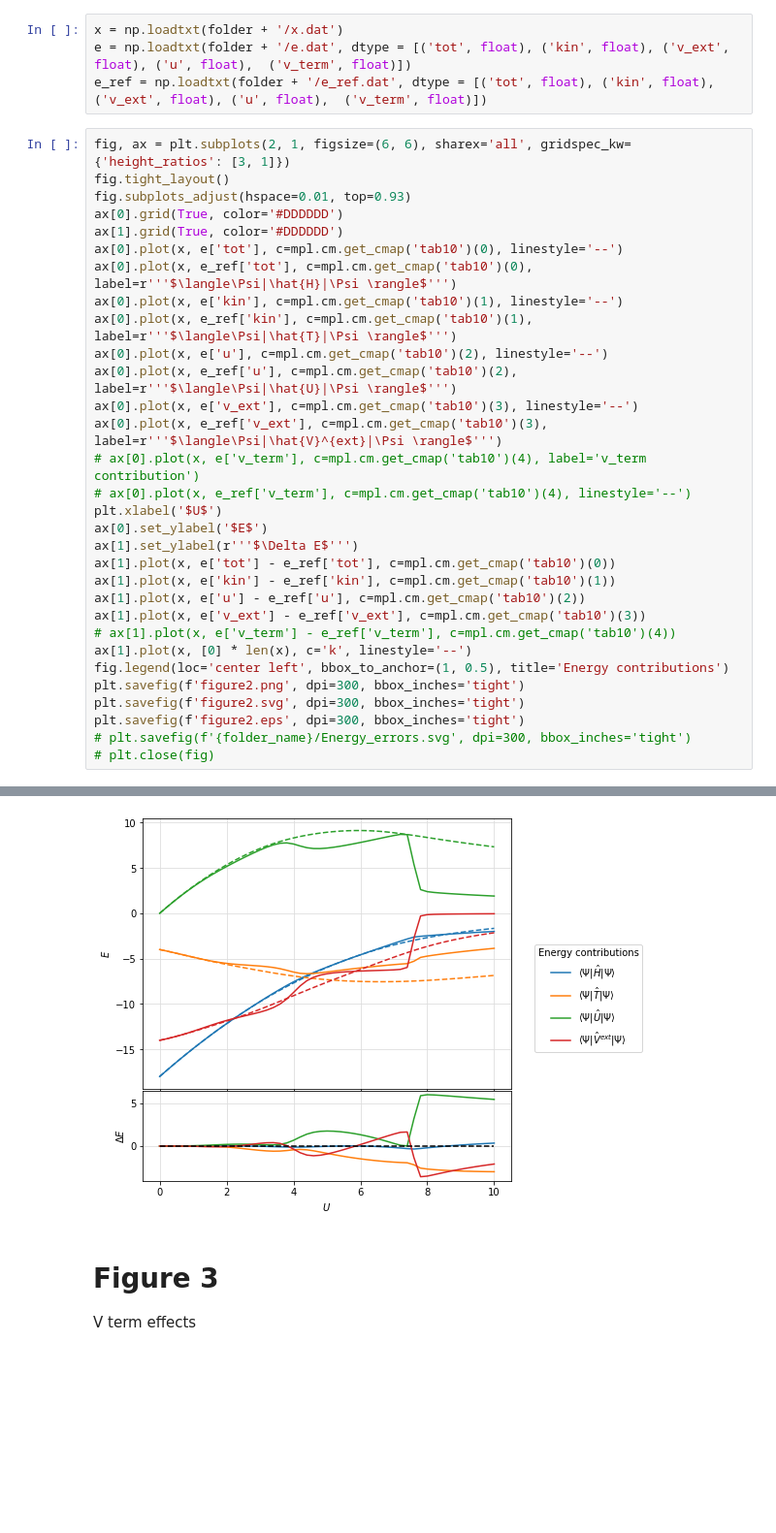
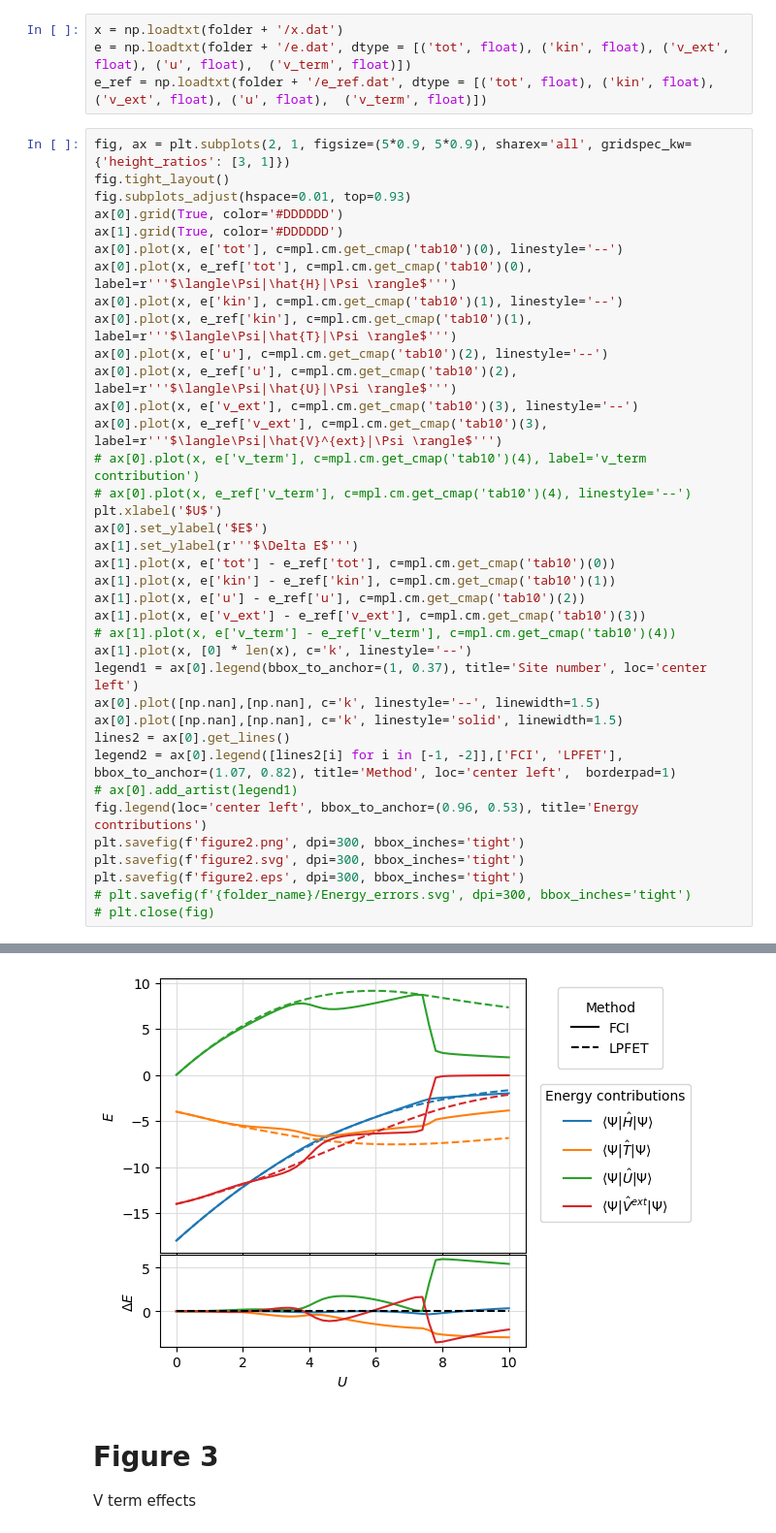
Before and after one commit to mrgulin/Single_shot, a Jupyter notebook: thesis_graphs/graphs1.ipynb, the cells around one changed output, grey strips where cells are left out. Shown: that part at 97% size. Saved outputs shown, nothing was run; the diff lists cells and outputs as text; blank space fills up the shorter version.

```diff
--- a/thesis_graphs/graphs1.ipynb
+++ b/thesis_graphs/graphs1.ipynb
@@ -69,39 +87,45 @@ x = np.loadtxt(folder + '/x.dat')
 e = np.loadtxt(folder + '/e.dat', dtype = [('tot', float), ('kin', float), ('v_ext', float), ('u', float),  ('v_term', float)])
 e_ref = np.loadtxt(folder + '/e_ref.dat', dtype = [('tot', float), ('kin', float), ('v_ext', float), ('u', float),  ('v_term', float)])
 # %%
-fig, ax = plt.subplots(2, 1, figsize=(6, 6), sharex='all', gridspec_kw={'height_ratios': [3, 1]})
+fig, ax = plt.subplots(2, 1, figsize=(5*0.9, 5*0.9), sharex='all', gridspec_kw={'height_ratios': [3, 1]})
 fig.tight_layout()
 fig.subplots_adjust(hspace=0.01, top=0.93)
 ax[0].grid(True, color='#DDDDDD')
 ax[1].grid(True, color='#DDDDDD')
 ax[0].plot(x, e['tot'], c=mpl.cm.get_cmap('tab10')(0), linestyle='--')
 ax[0].plot(x, e_ref['tot'], c=mpl.cm.get_cmap('tab10')(0), label=r'''$\langle\Psi|\hat{H}|\Psi \rangle$''')
 ax[0].plot(x, e['kin'], c=mpl.cm.get_cmap('tab10')(1), linestyle='--')
 ax[0].plot(x, e_ref['kin'], c=mpl.cm.get_cmap('tab10')(1), label=r'''$\langle\Psi|\hat{T}|\Psi \rangle$''')
 ax[0].plot(x, e['u'], c=mpl.cm.get_cmap('tab10')(2), linestyle='--')
 ax[0].plot(x, e_ref['u'], c=mpl.cm.get_cmap('tab10')(2), label=r'''$\langle\Psi|\hat{U}|\Psi \rangle$''')
 ax[0].plot(x, e['v_ext'], c=mpl.cm.get_cmap('tab10')(3), linestyle='--')
 ax[0].plot(x, e_ref['v_ext'], c=mpl.cm.get_cmap('tab10')(3), label=r'''$\langle\Psi|\hat{V}^{ext}|\Psi \rangle$''')
 # ax[0].plot(x, e['v_term'], c=mpl.cm.get_cmap('tab10')(4), label='v_term contribution')
 # ax[0].plot(x, e_ref['v_term'], c=mpl.cm.get_cmap('tab10')(4), linestyle='--')
 plt.xlabel('$U$')
 ax[0].set_ylabel('$E$')
 ax[1].set_ylabel(r'''$\Delta E$''')
 ax[1].plot(x, e['tot'] - e_ref['tot'], c=mpl.cm.get_cmap('tab10')(0))
 ax[1].plot(x, e['kin'] - e_ref['kin'], c=mpl.cm.get_cmap('tab10')(1))
 ax[1].plot(x, e['u'] - e_ref['u'], c=mpl.cm.get_cmap('tab10')(2))
 ax[1].plot(x, e['v_ext'] - e_ref['v_ext'], c=mpl.cm.get_cmap('tab10')(3))
 # ax[1].plot(x, e['v_term'] - e_ref['v_term'], c=mpl.cm.get_cmap('tab10')(4))
 ax[1].plot(x, [0] * len(x), c='k', linestyle='--')
-fig.legend(loc='center left', bbox_to_anchor=(1, 0.5), title='Energy contributions')
+legend1 = ax[0].legend(bbox_to_anchor=(1, 0.37), title='Site number', loc='center left')
+ax[0].plot([np.nan],[np.nan], c='k', linestyle='--', linewidth=1.5)
+ax[0].plot([np.nan],[np.nan], c='k', linestyle='solid', linewidth=1.5)
+lines2 = ax[0].get_lines()
+legend2 = ax[0].legend([lines2[i] for i in [-1, -2]],['FCI', 'LPFET'], bbox_to_anchor=(1.07, 0.82), title='Method', loc='center left',  borderpad=1)
+# ax[0].add_artist(legend1)
+fig.legend(loc='center left', bbox_to_anchor=(0.96, 0.53), title='Energy contributions')
 plt.savefig(f'figure2.png', dpi=300, bbox_inches='tight')
 plt.savefig(f'figure2.svg', dpi=300, bbox_inches='tight')
 plt.savefig(f'figure2.eps', dpi=300, bbox_inches='tight')
 # plt.savefig(f'{folder_name}/Energy_errors.svg', dpi=300, bbox_inches='tight')
 # plt.close(fig)
 # %% [output]
 The PostScript backend does not support transparency; partially transparent artists will be rendered opaque.
-[figure, old version]
+[figure, new version]
 # %% [markdown]
 # Figure 3
 V term effects
```
Also changed, not shown: parts of 8 cells of this notebook, 5 other files.
